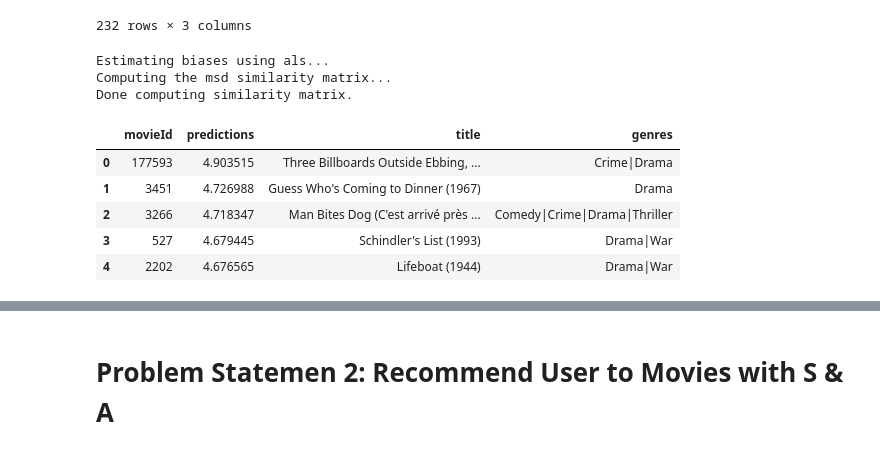
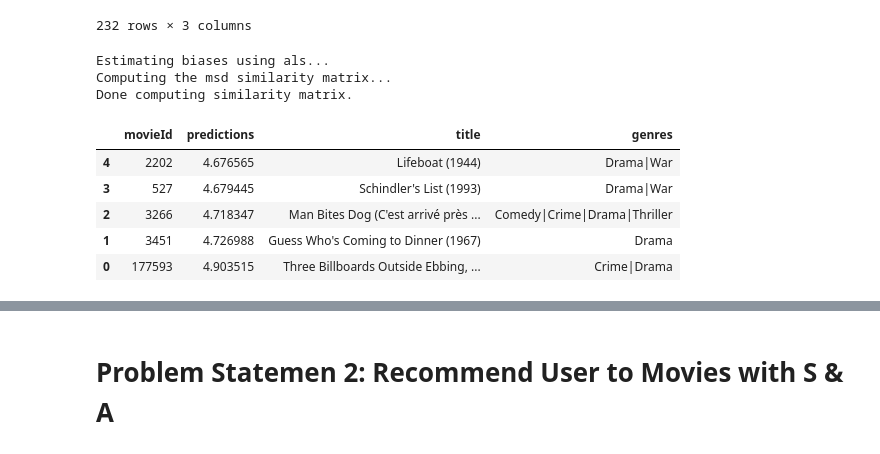
Before and after one commit to AftabUdaipurwala/MLProjects, a Jupyter notebook: Movie_Recommendation_System.ipynb, the cells around one changed output, grey strips where cells are left out. Saved outputs shown, nothing was run; the diff lists cells and outputs as text; code cells hidden in the pictures.

```diff
--- a/Movie_Recommendation_System.ipynb
+++ b/Movie_Recommendation_System.ipynb
@@ -867,28 +867,28 @@ ratings_1
 # %%
 userid = 123
 # get the list of the movie ids
 unique_ids = ratings['item'].unique()
 # get the list of the ids that the userid 1 has watched
 iids1001 = ratings.loc[ratings['userID']==userid, 'item']
 # remove the rated movies for the recommendations
 movies_to_predict = np.setdiff1d(unique_ids,iids1001)
 # predicting for user 1
 algo = KNNBaseline(n_epochs = training_parameters['n_epochs'], lr_all = training_parameters['lr_all'], reg_all = training_parameters['reg_all'])
 algo.fit(trainset)
 my_recs = []
 for iid in movies_to_predict:
  my_recs.append((iid, algo.predict(uid=userid,iid=iid).est))
 recomend=pd.DataFrame(my_recs, columns=['iid', 'predictions']).sort_values('predictions', ascending=False).head(5)
 recomend= recomend.rename({'iid':'movieId'},axis=1)
 output= recomend.merge(movies, on='movieId', how='left')
-output[['movieId','predictions','title','genres']]
+output[['movieId','predictions','title','genres']].sort_values(by='predictions')
 # %% [output]
 Estimating biases using als...
 Computing the msd similarity matrix...
 Done computing similarity matrix.
 |  | movieId | predictions | title | genres |
+| 4 | 2202 | 4.676565 | Lifeboat (1944) | Drama|War |
+| 3 | 527 | 4.679445 | Schindler's List (1993) | Drama|War |
+| 2 | 3266 | 4.718347 | Man Bites Dog (C'est arrivé près ... | Comedy|Crime|Drama|Thriller |
+| 1 | 3451 | 4.726988 | Guess Who's Coming to Dinner (1967) | Drama |
 | 0 | 177593 | 4.903515 | Three Billboards Outside Ebbing, ... | Crime|Drama |
-| 1 | 3451 | 4.726988 | Guess Who's Coming to Dinner (1967) | Drama |
-| 2 | 3266 | 4.718347 | Man Bites Dog (C'est arrivé près ... | Comedy|Crime|Drama|Thriller |
-| 3 | 527 | 4.679445 | Schindler's List (1993) | Drama|War |
-| 4 | 2202 | 4.676565 | Lifeboat (1944) | Drama|War |
```
Also changed, not shown: parts of 6 cells of this notebook.
